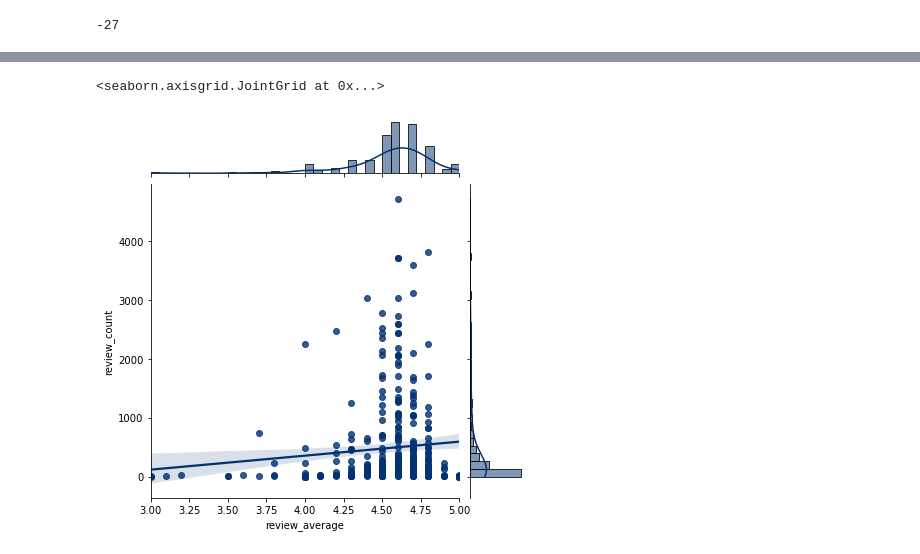
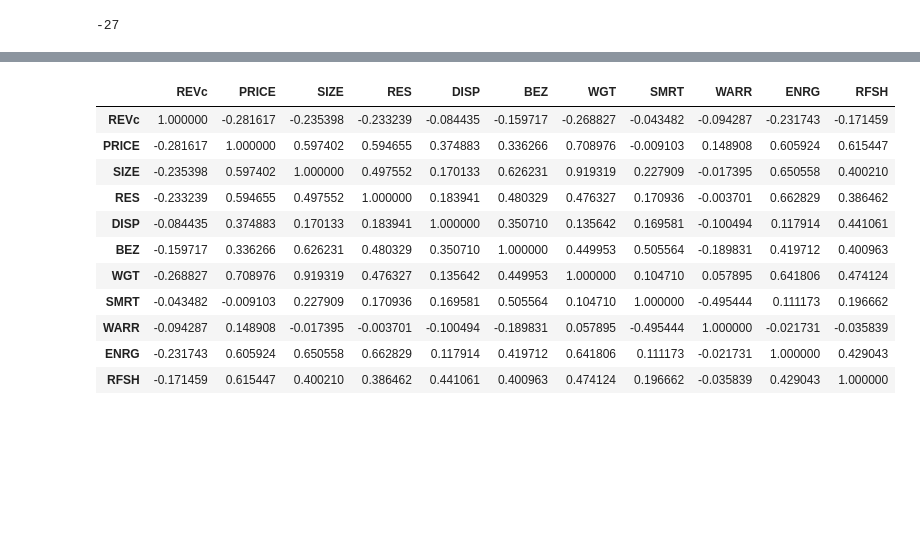
Before and after one commit to dnie44/nycdatascience_python_project, a Jupyter notebook: bb_analysis2.ipynb, the cells around one changed output, grey strips where cells are left out. Cells and saved outputs as stored; diff of their text form; code cells hidden in the pictures; blank space fills up the shorter version.

```diff
--- a/bb_analysis2.ipynb
+++ b/bb_analysis2.ipynb
@@ -379,6 +306,0 @@ sns.jointplot(data = bby3,
-# %%
-# Review scores and review average show no relationship
-sns.jointplot(data = bby3, x='review_average', y='review_count', kind='reg', palette='cividis')
-# %% [output]
-<seaborn.axisgrid.JointGrid at 0x...>
-[figure, removed]
@@ -384,0 +312,15 @@ sns.jointplot(data = bby3, x='review_average', y='review_count', kind='reg', pal
+# %%
+bb_corr.corr()
+# %% [output]
+|  | REVc | PRICE | SIZE | RES | DISP | BEZ | WGT | SMRT | WARR | ENRG | RFSH |
+| REVc | 1.000000 | -0.281617 | -0.235398 | -0.233239 | -0.084435 | -0.159717 | -0.268827 | -0.043482 | -0.094287 | -0.231743 | -0.171459 |
+| PRICE | -0.281617 | 1.000000 | 0.597402 | 0.594655 | 0.374883 | 0.336266 | 0.708976 | -0.009103 | 0.148908 | 0.605924 | 0.615447 |
+| SIZE | -0.235398 | 0.597402 | 1.000000 | 0.497552 | 0.170133 | 0.626231 | 0.919319 | 0.227909 | -0.017395 | 0.650558 | 0.400210 |
+| RES | -0.233239 | 0.594655 | 0.497552 | 1.000000 | 0.183941 | 0.480329 | 0.476327 | 0.170936 | -0.003701 | 0.662829 | 0.386462 |
+| DISP | -0.084435 | 0.374883 | 0.170133 | 0.183941 | 1.000000 | 0.350710 | 0.135642 | 0.169581 | -0.100494 | 0.117914 | 0.441061 |
+| BEZ | -0.159717 | 0.336266 | 0.626231 | 0.480329 | 0.350710 | 1.000000 | 0.449953 | 0.505564 | -0.189831 | 0.419712 | 0.400963 |
+| WGT | -0.268827 | 0.708976 | 0.919319 | 0.476327 | 0.135642 | 0.449953 | 1.000000 | 0.104710 | 0.057895 | 0.641806 | 0.474124 |
+| SMRT | -0.043482 | -0.009103 | 0.227909 | 0.170936 | 0.169581 | 0.505564 | 0.104710 | 1.000000 | -0.495444 | 0.111173 | 0.196662 |
+| WARR | -0.094287 | 0.148908 | -0.017395 | -0.003701 | -0.100494 | -0.189831 | 0.057895 | -0.495444 | 1.000000 | -0.021731 | -0.035839 |
+| ENRG | -0.231743 | 0.605924 | 0.650558 | 0.662829 | 0.117914 | 0.419712 | 0.641806 | 0.111173 | -0.021731 | 1.000000 | 0.429043 |
+| RFSH | -0.171459 | 0.615447 | 0.400210 | 0.386462 | 0.441061 | 0.400963 | 0.474124 | 0.196662 | -0.035839 | 0.429043 | 1.000000 |
```
Also changed, not shown: parts of 23 cells of this notebook, 1 other file.
